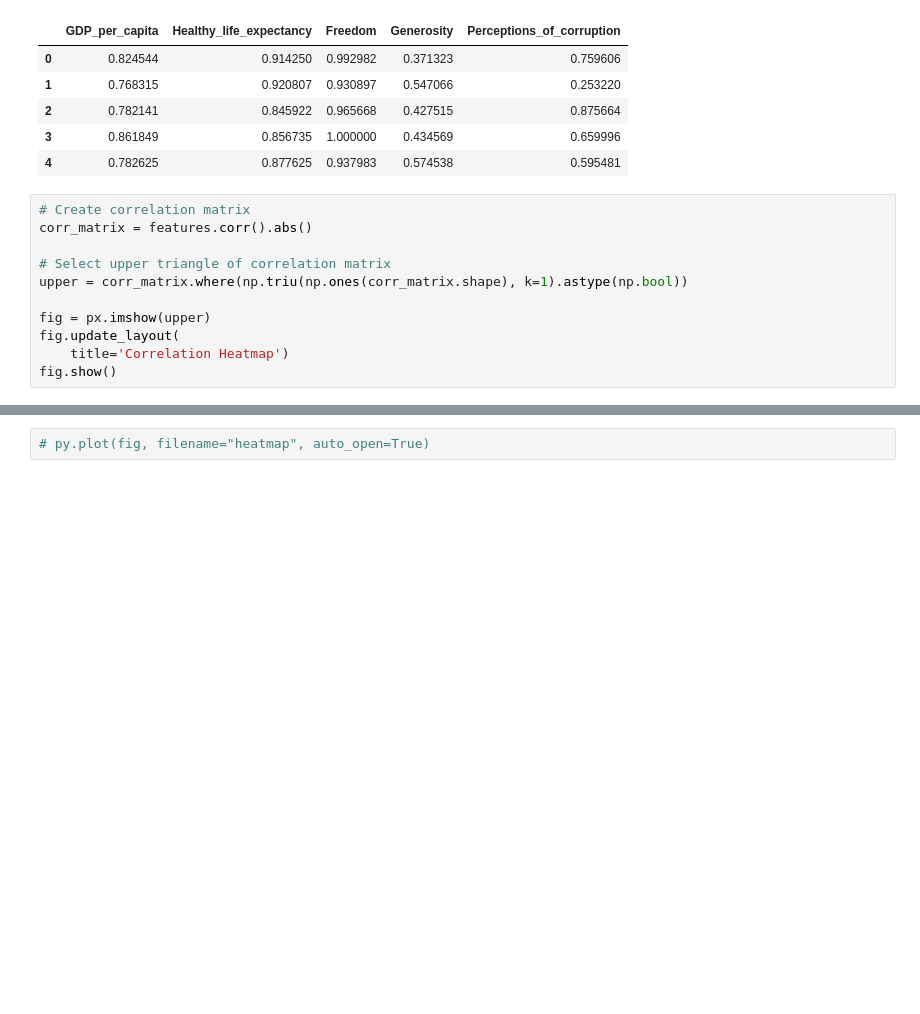
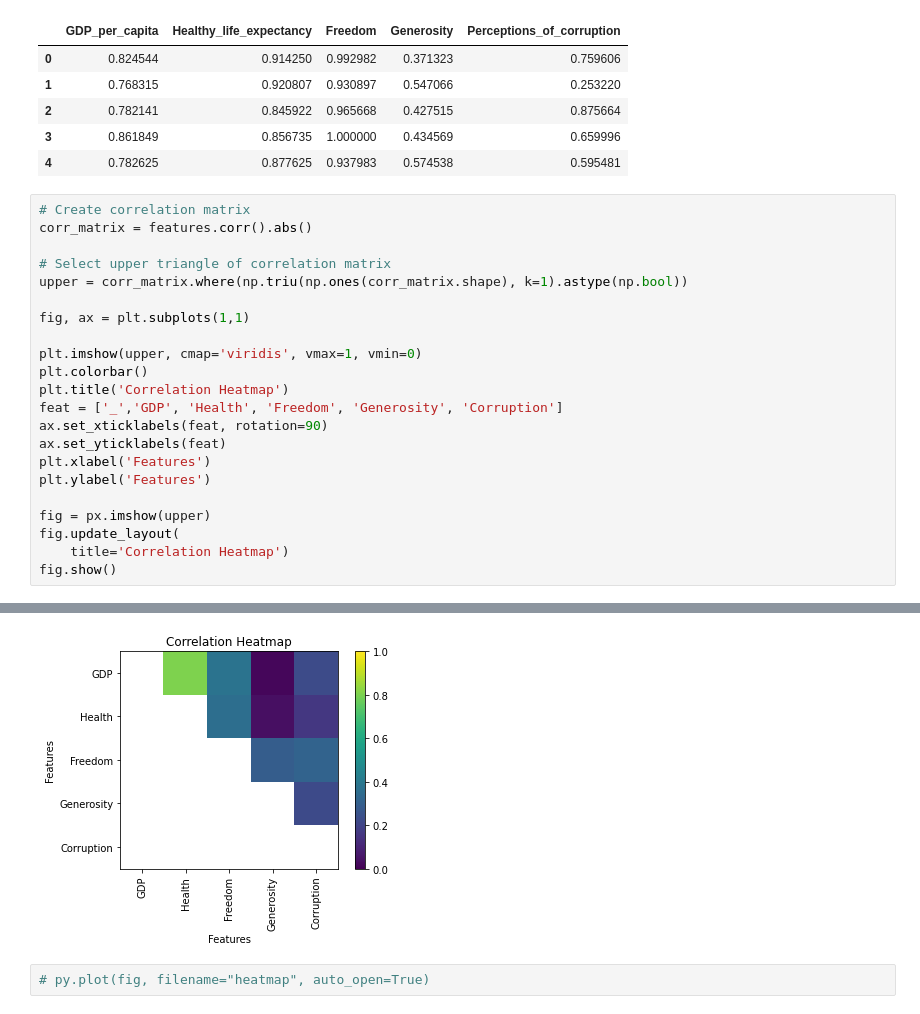
Before and after one commit to epfl-ada/ada-2020-project-milestone-p3-p3_spada, a Jupyter notebook: happiness.ipynb, the cells around one changed output, grey strips where cells are left out. Saved outputs shown, nothing was run; the diff lists cells and outputs as text; blank space fills up the shorter version.

```diff
--- a/happiness.ipynb
+++ b/happiness.ipynb
@@ -345,16 +345,28 @@ features.head()
 # %%
 # Create correlation matrix
 corr_matrix = features.corr().abs()
 
 # Select upper triangle of correlation matrix
 upper = corr_matrix.where(np.triu(np.ones(corr_matrix.shape), k=1).astype(np.bool))
 
+fig, ax = plt.subplots(1,1)
+
+plt.imshow(upper, cmap='viridis', vmax=1, vmin=0)
+plt.colorbar()
+plt.title('Correlation Heatmap')
+feat = ['_','GDP', 'Health', 'Freedom', 'Generosity', 'Corruption']
+ax.set_xticklabels(feat, rotation=90)
+ax.set_yticklabels(feat)
+plt.xlabel('Features')
+plt.ylabel('Features')
+
 fig = px.imshow(upper)
 fig.update_layout(
     title='Correlation Heatmap')
 fig.show()
 # %% [output]
 [interactive output not drawn]
+[figure, added]
 # %%
 # py.plot(fig, filename="heatmap", auto_open=True)
 # %% [markdown]
```
Also changed, not shown: parts of 9 cells of this notebook.
